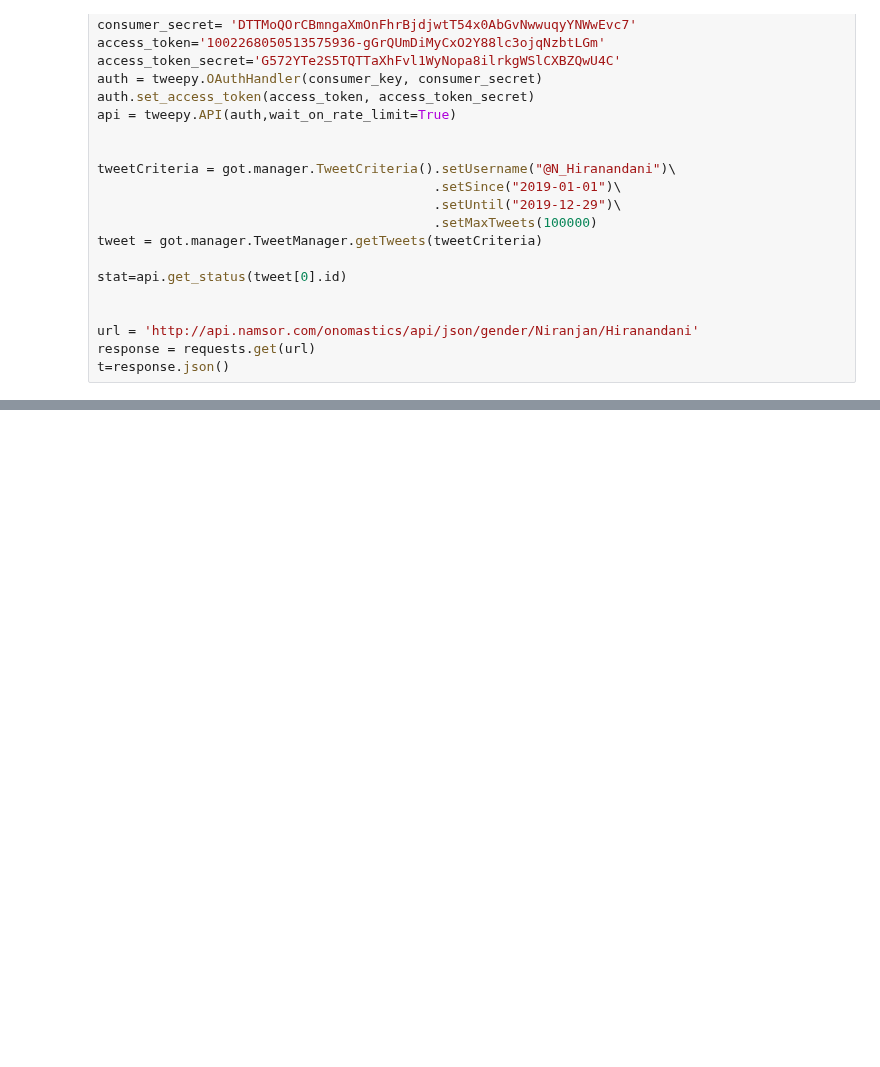
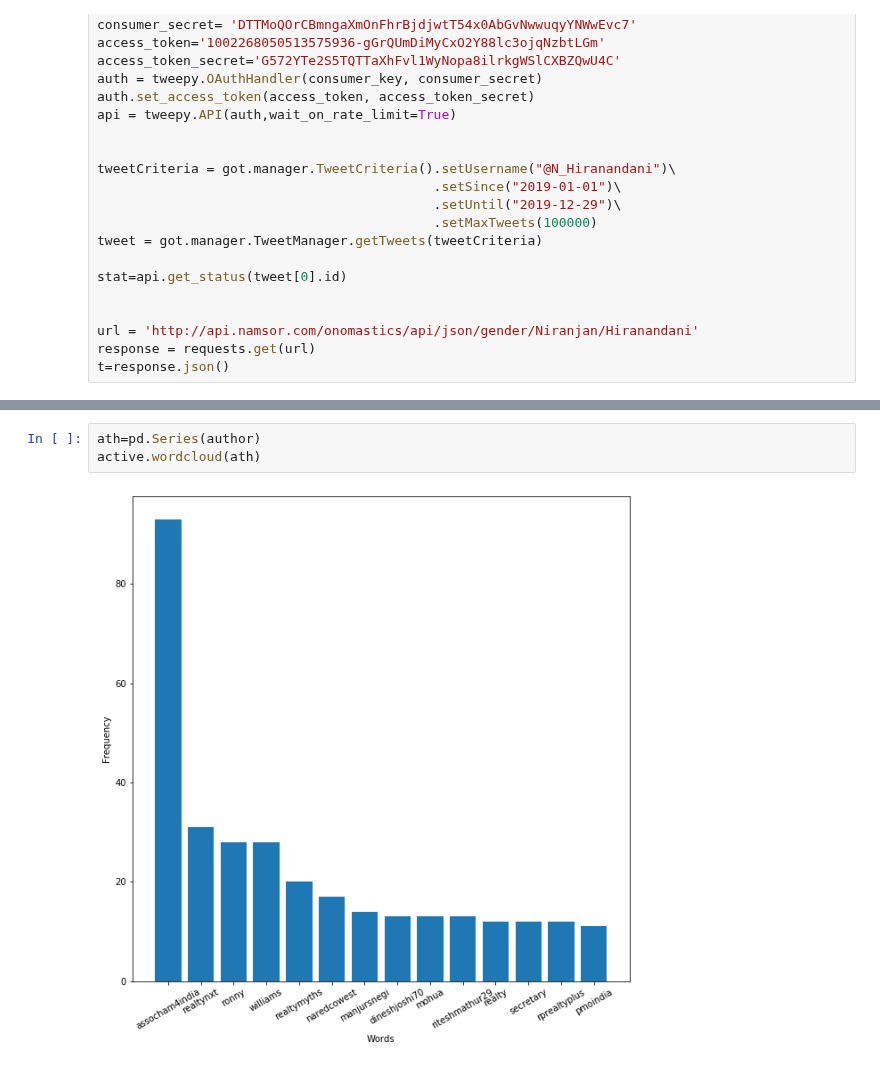
Before and after one commit to parthnagarkar875/Twitter-Data-Mining-for-Targeted-Marketing, a Jupyter notebook: pull.ipynb, the cells around one changed output, grey strips where cells are left out. Cells and saved outputs as stored; diff of their text form; blank space fills up the shorter version.

```diff
--- a/pull.ipynb
+++ b/pull.ipynb
@@ -170,0 +207,5 @@ active.wordcloud(noun)
+# %%
+ath=pd.Series(author)
+active.wordcloud(ath)
+# %% [output]
+[figure, added]
```
Also changed, not shown: parts of 6 cells of this notebook, 1 other file.
